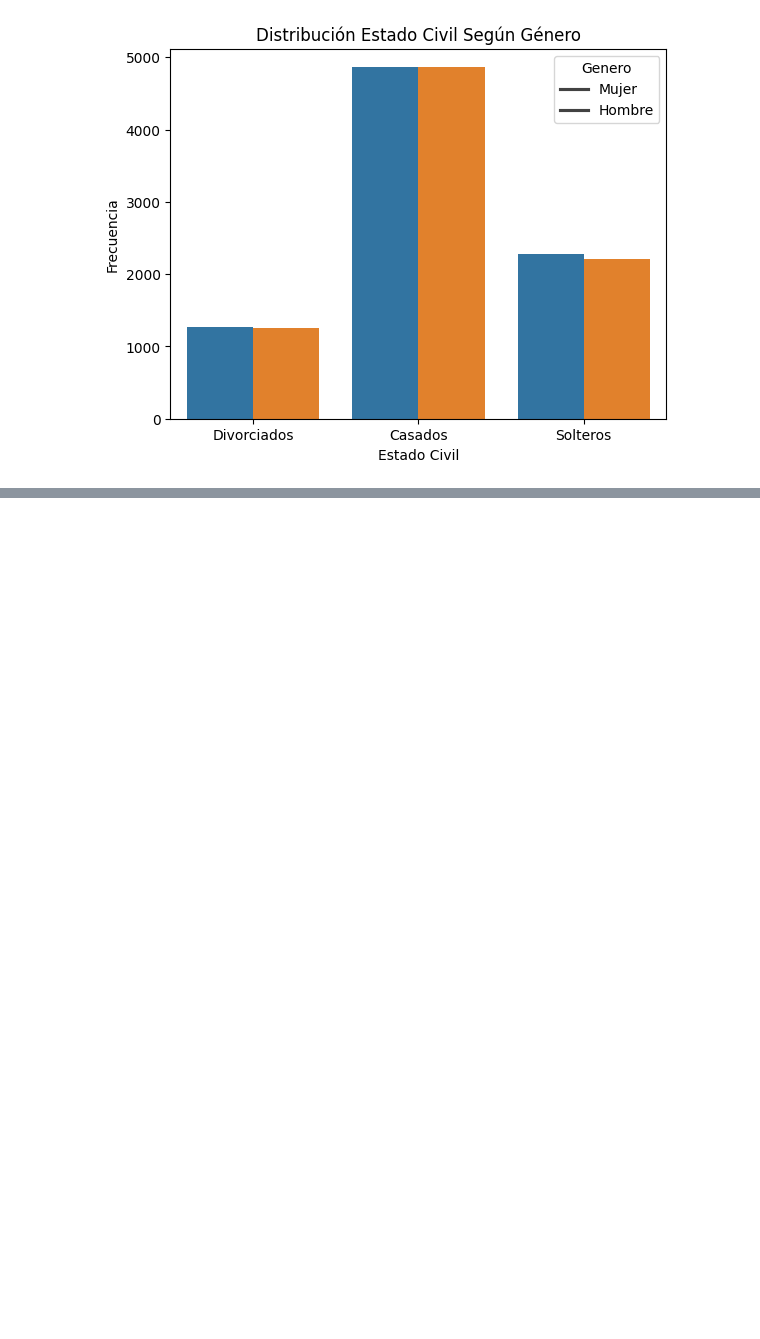
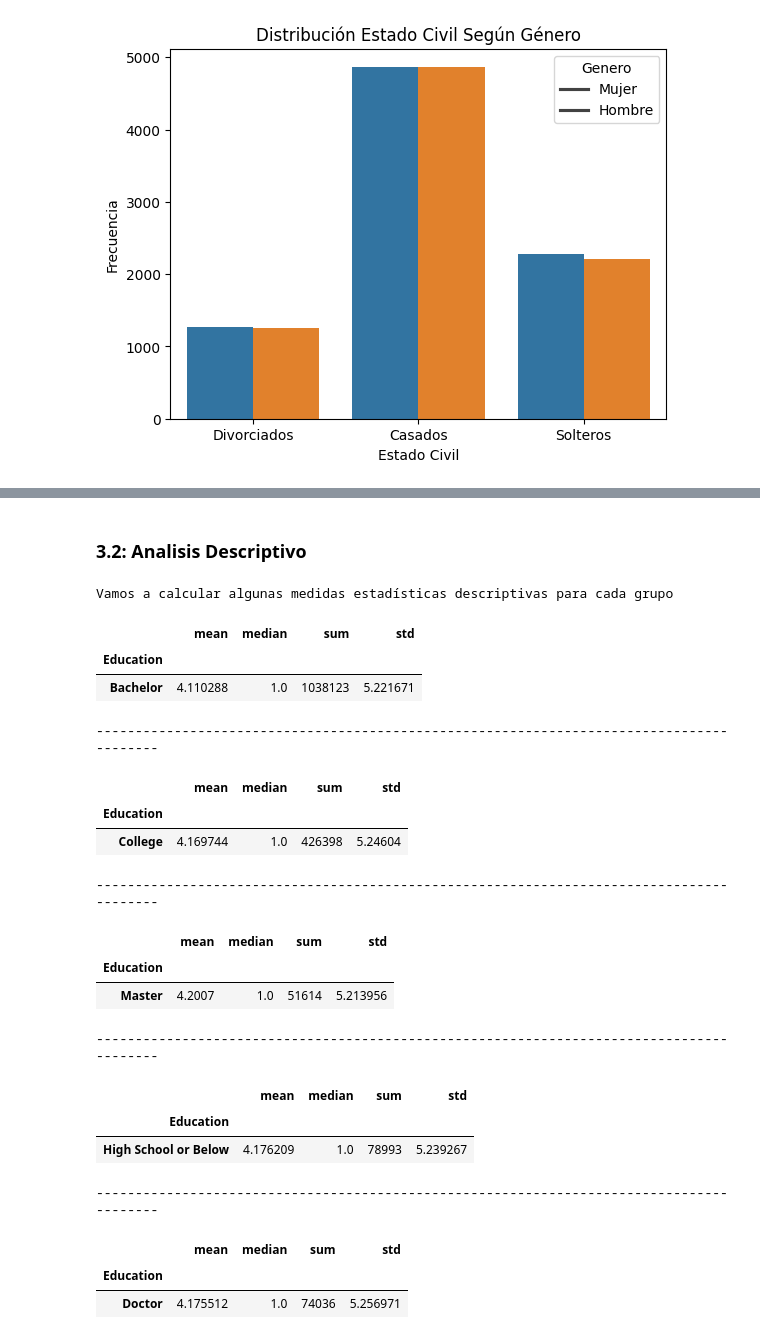
Before and after one commit to Adalab/bda-modulo-3-evaluacion-final-laurarj24, a Jupyter notebook: evaluacion_final_modulo_3_Laura_Romero_Jimenez.ipynb, the cells around one changed output, grey strips where cells are left out. Saved outputs shown, nothing was run; the diff lists cells and outputs as text; code cells hidden in the pictures; blank space fills up the shorter version.

```diff
--- a/evaluacion_final_modulo_3_Laura_Romero_Jimenez.ipynb
+++ b/evaluacion_final_modulo_3_Laura_Romero_Jimenez.ipynb
@@ -1065,0 +1155,37 @@ Name: Salary, dtype: float64
+# %% [markdown]
+### 3.2: Analisis Descriptivo
+# %%
+print("""Vamos a calcular algunas medidas estadísticas descriptivas para cada grupo
+""")
+
+
+display(grupo_bachelor.groupby('Education')['Flights Booked'].agg(['mean', 'median', 'sum', 'std']))
+print("-----------------------------------------------------------------------------------------")
+display(grupo_college.groupby('Education')['Flights Booked'].agg(['mean', 'median', 'sum', 'std']))
+print("-----------------------------------------------------------------------------------------")
+display(grupo_master.groupby('Education')['Flights Booked'].agg(['mean', 'median', 'sum', 'std']))
+print("-----------------------------------------------------------------------------------------")
+display(grupo_highschool.groupby('Education')['Flights Booked'].agg(['mean', 'median', 'sum', 'std']))
+print("-----------------------------------------------------------------------------------------")
+display(grupo_doctor.groupby('Education')['Flights Booked'].agg(['mean', 'median', 'sum', 'std']))
+# %% [output]
+Vamos a calcular algunas medidas estadísticas descriptivas para cada grupo
+|  | mean | median | sum | std |
+| Education |  |  |  |  |
+| Bachelor | 4.110288 | 1.0 | 1038123 | 5.221671 |
+-----------------------------------------------------------------------------------------
+|  | mean | median | sum | std |
+| Education |  |  |  |  |
+| College | 4.169744 | 1.0 | 426398 | 5.24604 |
+-----------------------------------------------------------------------------------------
+|  | mean | median | sum | std |
+| Education |  |  |  |  |
+| Master | 4.2007 | 1.0 | 51614 | 5.213956 |
+-----------------------------------------------------------------------------------------
+|  | mean | median | sum | std |
+| Education |  |  |  |  |
+| High School or Below | 4.176209 | 1.0 | 78993 | 5.239267 |
+-----------------------------------------------------------------------------------------
+|  | mean | median | sum | std |
+| Education |  |  |  |  |
+| Doctor | 4.175512 | 1.0 | 74036 | 5.256971 |
```
Also changed, not shown: parts of 30 cells of this notebook, 5 other files.
